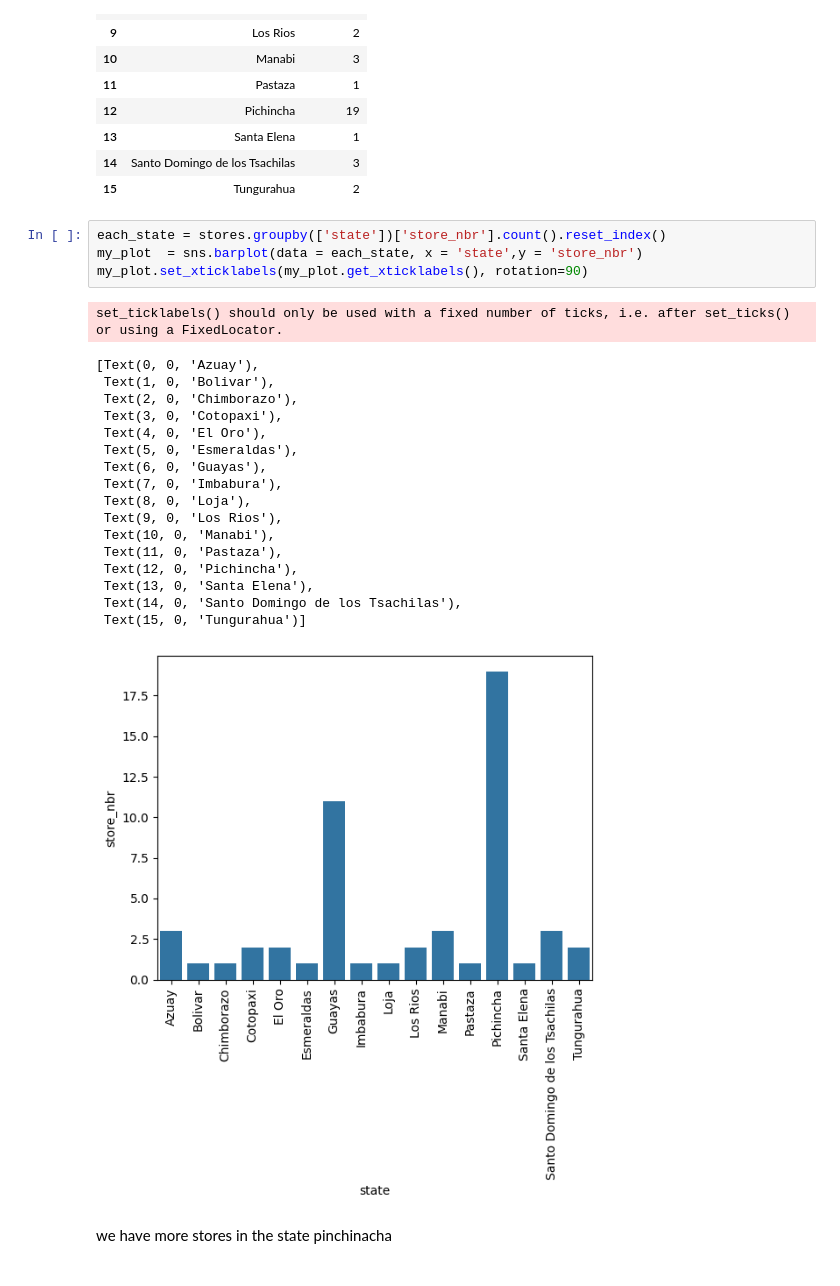
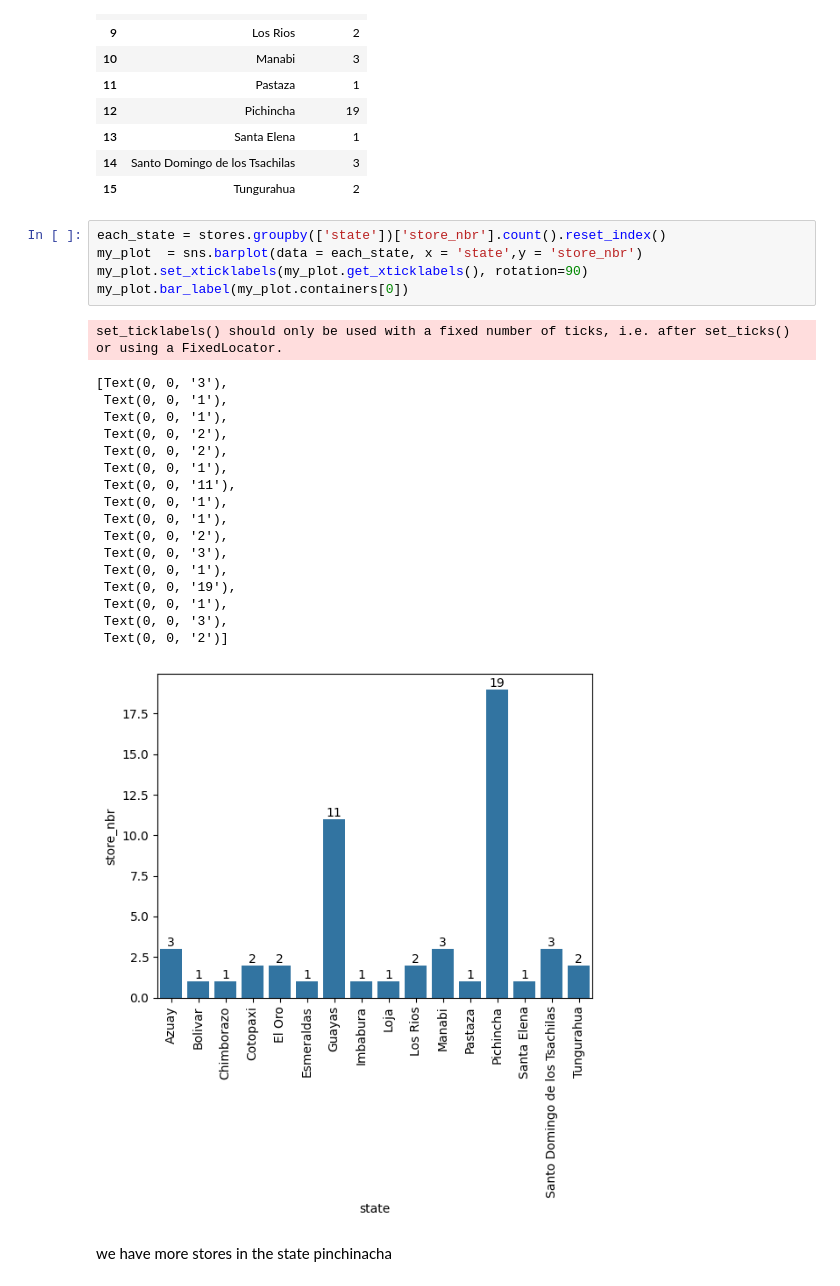
Before and after one commit to acies-udaykiran-rachamsetty/Capstone-Project, a Jupyter notebook: Notebooks/EDA.ipynb, the cells around one changed output. Cells and saved outputs as stored; diff of their text form.

```diff
--- a/Notebooks/EDA.ipynb
+++ b/Notebooks/EDA.ipynb
@@ -458,26 +483,27 @@ stores.groupby(['state'])['store_nbr'].count().reset_index()
 # %%
 each_state = stores.groupby(['state'])['store_nbr'].count().reset_index()
 my_plot  = sns.barplot(data = each_state, x = 'state',y = 'store_nbr')
 my_plot.set_xticklabels(my_plot.get_xticklabels(), rotation=90)
+my_plot.bar_label(my_plot.containers[0])
 # %% [output]
 set_ticklabels() should only be used with a fixed number of ticks, i.e. after set_ticks() or using a FixedLocator.
-[Text(0, 0, 'Azuay'),
- Text(1, 0, 'Bolivar'),
- Text(2, 0, 'Chimborazo'),
- Text(3, 0, 'Cotopaxi'),
- Text(4, 0, 'El Oro'),
- Text(5, 0, 'Esmeraldas'),
- Text(6, 0, 'Guayas'),
- Text(7, 0, 'Imbabura'),
- Text(8, 0, 'Loja'),
- Text(9, 0, 'Los Rios'),
- Text(10, 0, 'Manabi'),
- Text(11, 0, 'Pastaza'),
- Text(12, 0, 'Pichincha'),
- Text(13, 0, 'Santa Elena'),
- Text(14, 0, 'Santo Domingo de los Tsachilas'),
- Text(15, 0, 'Tungurahua')]
+[Text(0, 0, '3'),
+ Text(0, 0, '1'),
+ Text(0, 0, '1'),
+ Text(0, 0, '2'),
+ Text(0, 0, '2'),
+ Text(0, 0, '1'),
+ Text(0, 0, '11'),
+ Text(0, 0, '1'),
+ Text(0, 0, '1'),
+ Text(0, 0, '2'),
+ Text(0, 0, '3'),
+ Text(0, 0, '1'),
+ Text(0, 0, '19'),
+ Text(0, 0, '1'),
+ Text(0, 0, '3'),
+ Text(0, 0, '2')]
-[figure, old version]
+[figure, new version]
 # %% [markdown]
 we have more stores in the state pinchinacha
 # %% [markdown]
```
Also changed, not shown: parts of 9 cells of this notebook.
